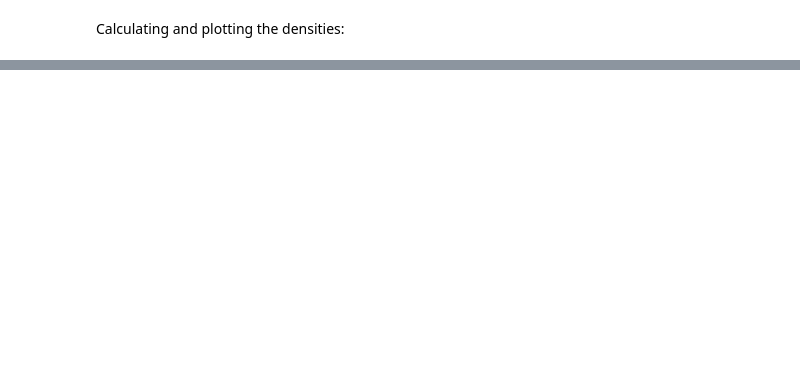
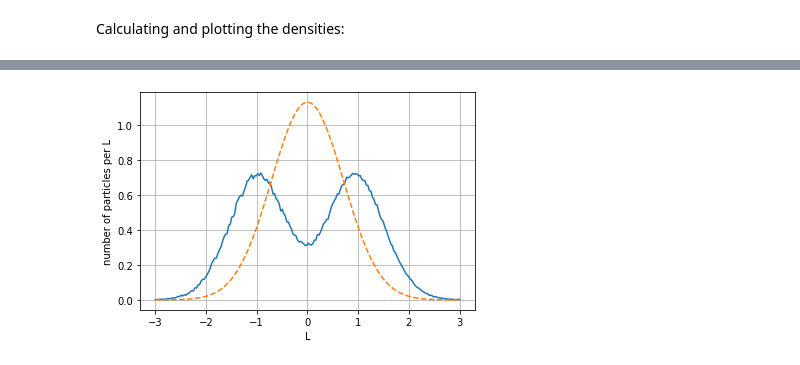
Before and after one commit to KristianWold/FYS4411, a Jupyter notebook: Project1/results.ipynb, the cells around one changed output, grey strips where cells are left out. Drawn from its saved outputs; the diff is of its cells as text; code cells hidden in the pictures; blank space fills up the shorter version.

```diff
--- a/Project1/results.ipynb
+++ b/Project1/results.ipynb
@@ -226,0 +389,9 @@ src.runner(conf)
+# %%
+plt.plot(bins, densityInteracting)
+plt.plot(bins, 2/np.sqrt(np.pi)*np.exp(-bins**2), "--")
+plt.xlabel("L")
+plt.ylabel("number of particles per L")
+plt.grid()
+plt.show()
+# %% [output]
+[figure, added]
```
Also changed, not shown: parts of 40 cells of this notebook, 1 other file.
